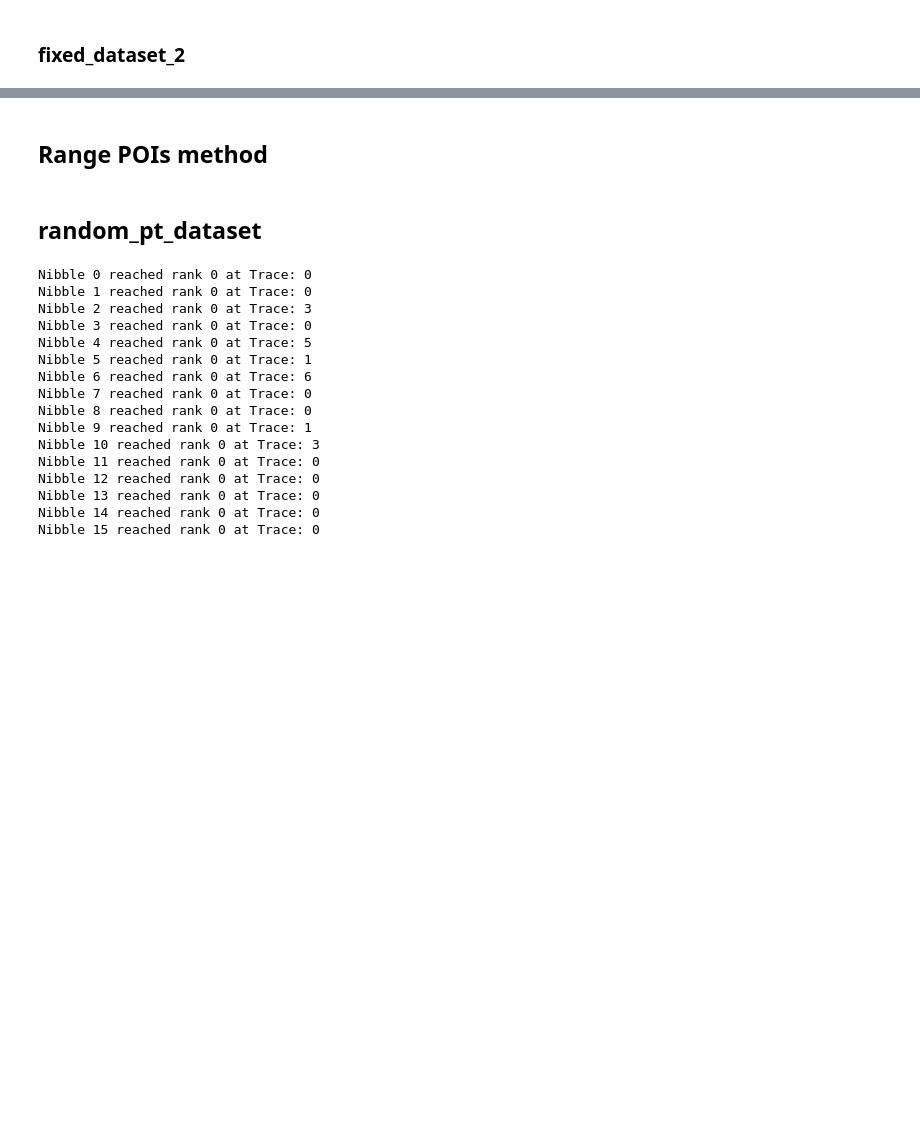
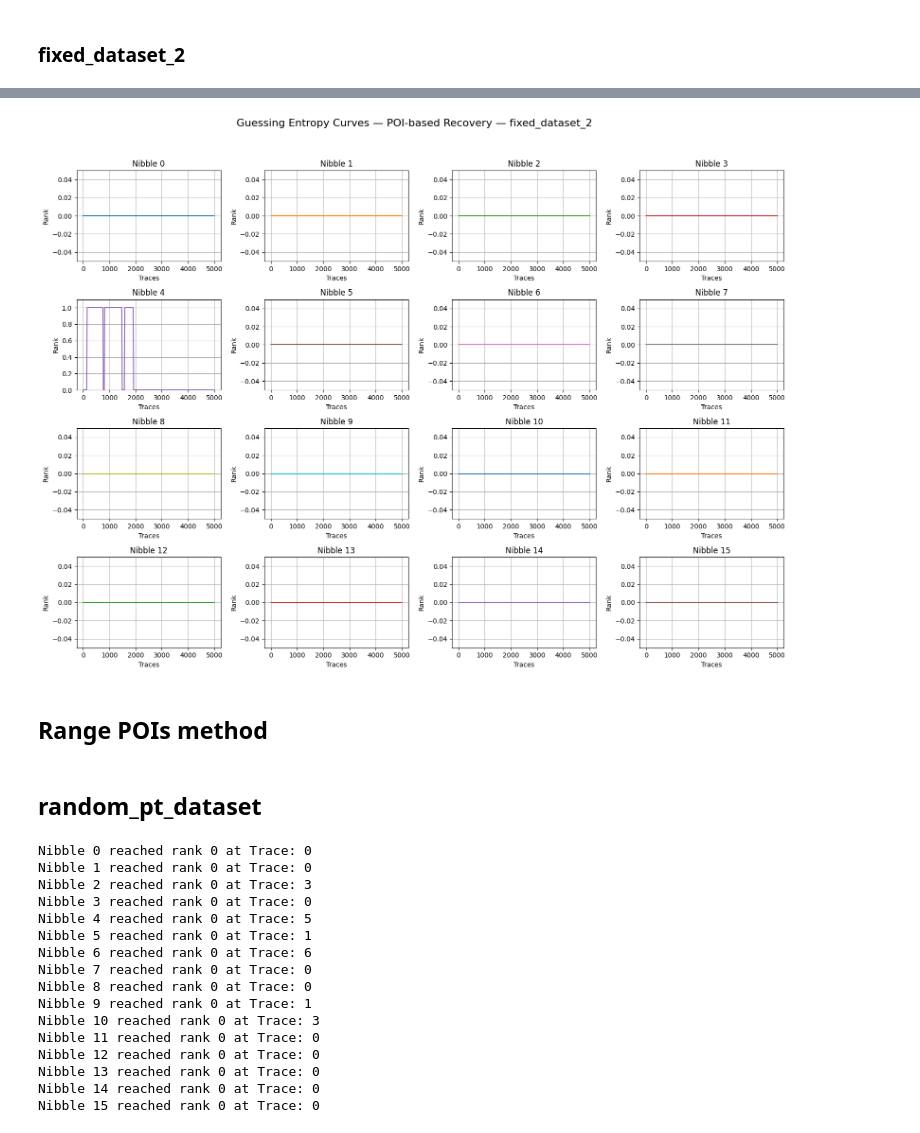
Before and after one commit to xtodorovic/ai-assisted-sca, a Jupyter notebook: model/visual_representations.ipynb, the cells around one changed output, grey strips where cells are left out. Cells and saved outputs as stored; diff of their text form; code cells hidden in the pictures; blank space fills up the shorter version.

```diff
--- a/model/visual_representations.ipynb
+++ b/model/visual_representations.ipynb
@@ -208,6 +235,10 @@ load_and_plot_ge_all(ge_data_path, "fixed_dataset_2", "pois", "ge_all_nibbles_po
 <Figure size 640x480 with 0 Axes>
 # %%
 # load_and_plot_ge_by_one(ge_data_path, "fixed_dataset_2", "pois", f"one nibble")
+# %%
+load_and_plot_ge_all_separately(ge_data_path, "fixed_dataset_2", "pois", "POI-based Recovery")
+# %% [output]
+[figure, added]
 # %% [markdown]
 ## Range POIs method
 # %% [markdown]
```
Also changed, not shown: parts of 17 cells of this notebook, 48 other files.
